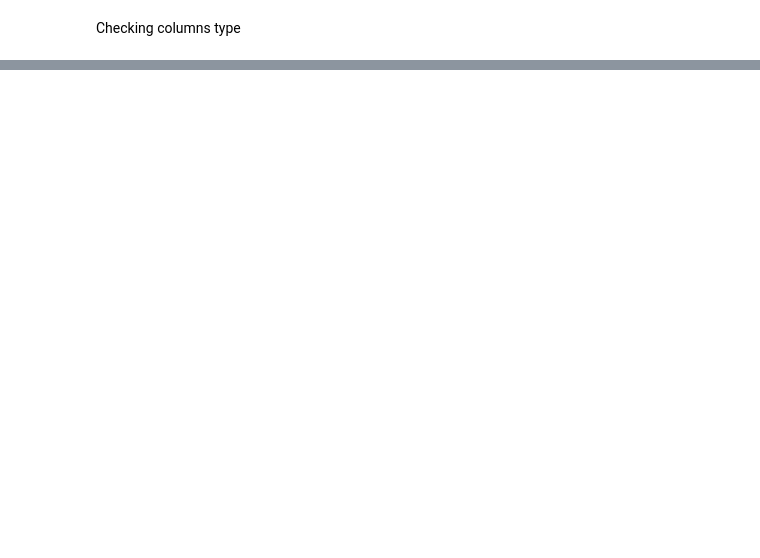
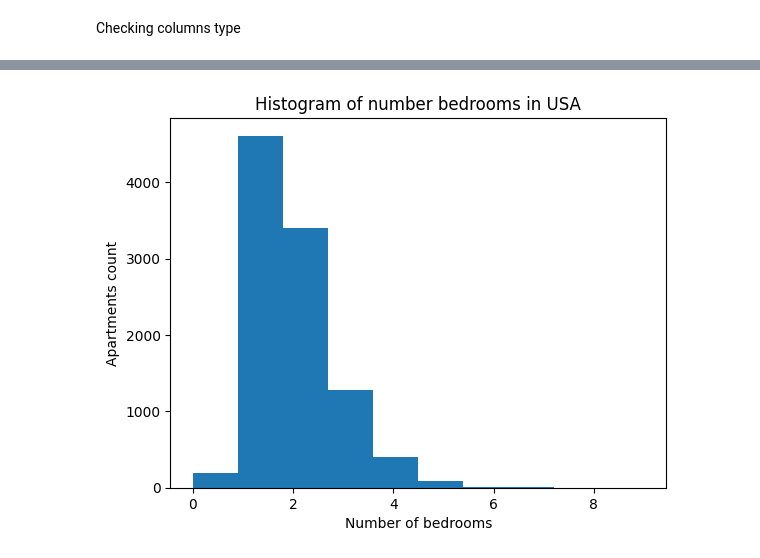
Before and after one commit to borisov5/Data-Science-June-2023, a Jupyter notebook: exam project/Ivelin_Borisov_project.ipynb, the cells around one changed output, grey strips where cells are left out. Cells and saved outputs as stored; diff of their text form; code cells hidden in the pictures; blank space fills up the shorter version.

```diff
--- a/exam project/Ivelin_Borisov_project.ipynb
+++ b/exam project/Ivelin_Borisov_project.ipynb
@@ -289,0 +536,10 @@ Create interactive visualizations and dashboards to present the results effectiv
+# %%
+plt.hist(new_apartments_usa["bedrooms"])
+
+plt.title('Histogram of number bedrooms in USA')
+plt.xlabel("Number of bedrooms")
+plt.ylabel("Apartments count")
+
+plt.show()
+# %% [output]
+[figure, added]
```
Also changed, not shown: parts of 76 cells of this notebook.
